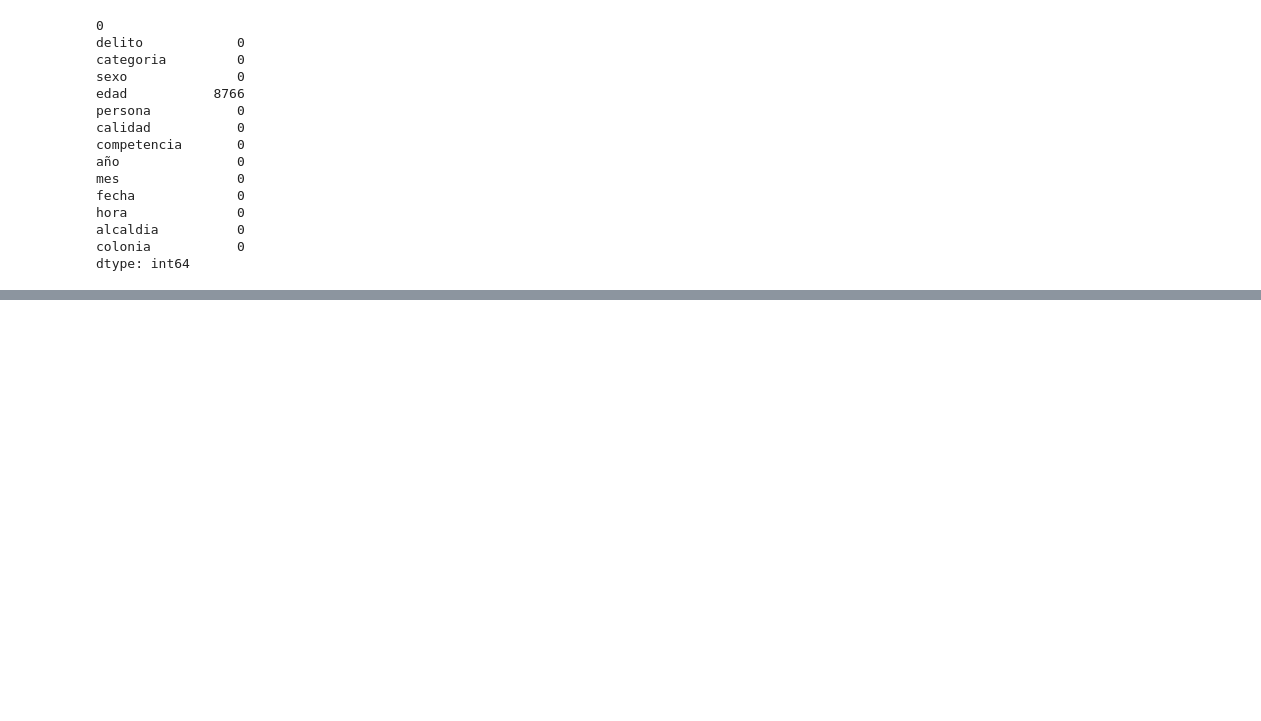
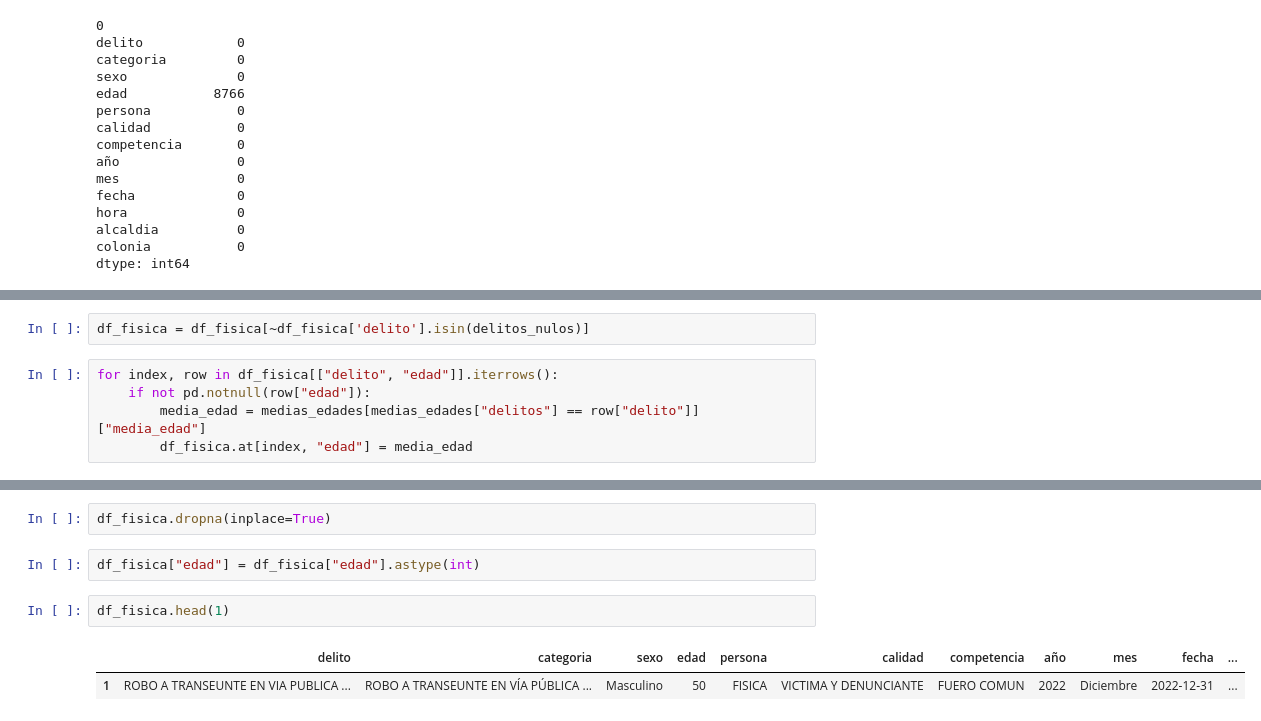
Before and after one commit to porto-o/analisis_carpetas_investigacion, a Jupyter notebook: analisis_2023.ipynb, the cells around one changed output, grey strips where cells are left out. Drawn from its saved outputs; the diff is of its cells as text; blank space fills up the shorter version.

```diff
--- a/analisis_2023.ipynb
+++ b/analisis_2023.ipynb
@@ -424,0 +439,7 @@ dtype: int64
+# %%
+df_fisica = df_fisica[~df_fisica['delito'].isin(delitos_nulos)]
+# %%
+for index, row in df_fisica[["delito", "edad"]].iterrows():
+    if not pd.notnull(row["edad"]):
+        media_edad = medias_edades[medias_edades["delitos"] == row["delito"]]["media_edad"]
+        df_fisica.at[index, "edad"] = media_edad
@@ -424,0 +464,9 @@ dtype: int64
+# %%
+df_fisica.dropna(inplace=True)
+# %%
+df_fisica["edad"] = df_fisica["edad"].astype(int)
+# %%
+df_fisica.head(1)
+# %% [output]
+|  | delito | categoria | sexo | edad | persona | calidad | competencia | año | mes | fecha | ... |
+| 1 | ROBO A TRANSEUNTE EN VIA PUBLICA ... | ROBO A TRANSEUNTE EN VÍA PÚBLICA ... | Masculino | 50 | FISICA | VICTIMA Y DENUNCIANTE | FUERO COMUN | 2022 | Diciembre | 2022-12-31 | ... |
```
Also changed, not shown: parts of 6 cells of this notebook.
